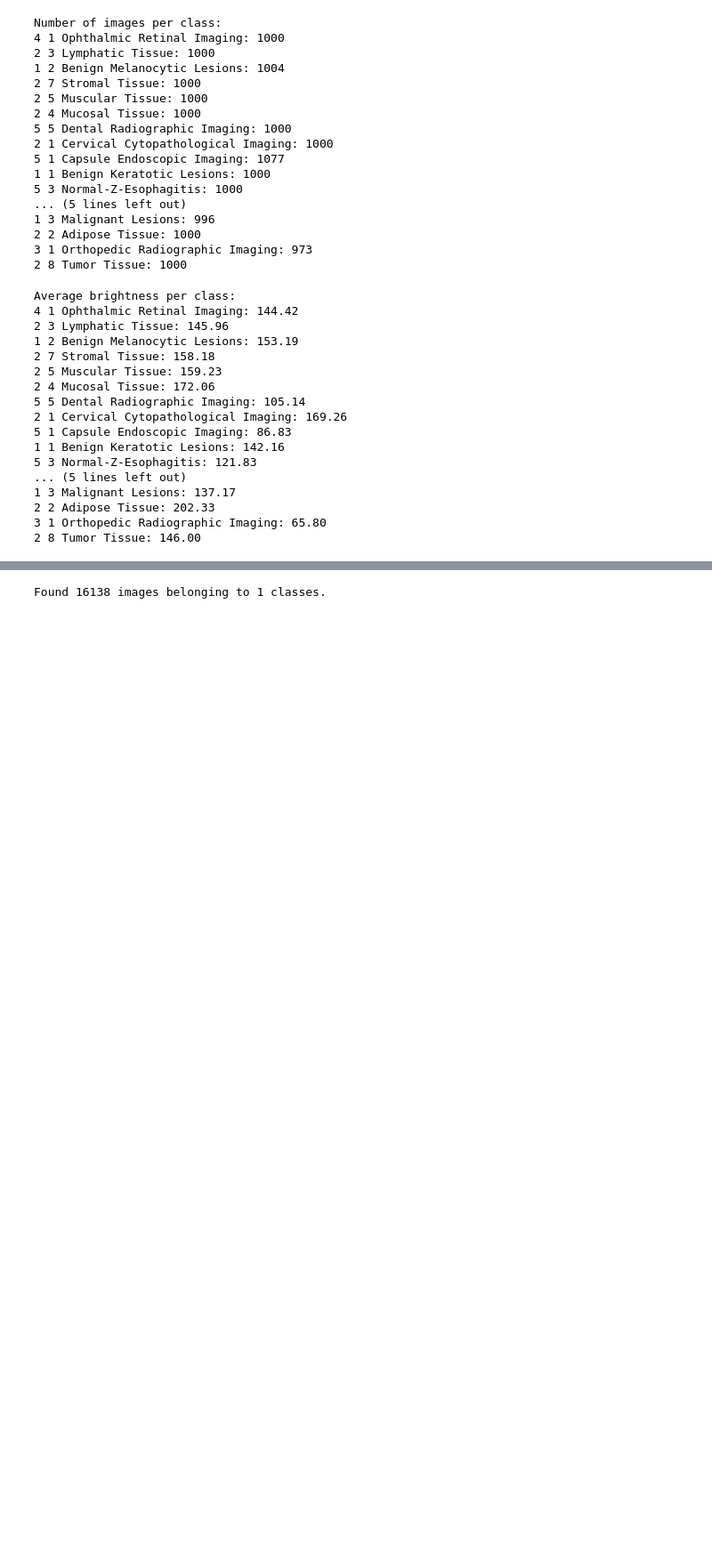
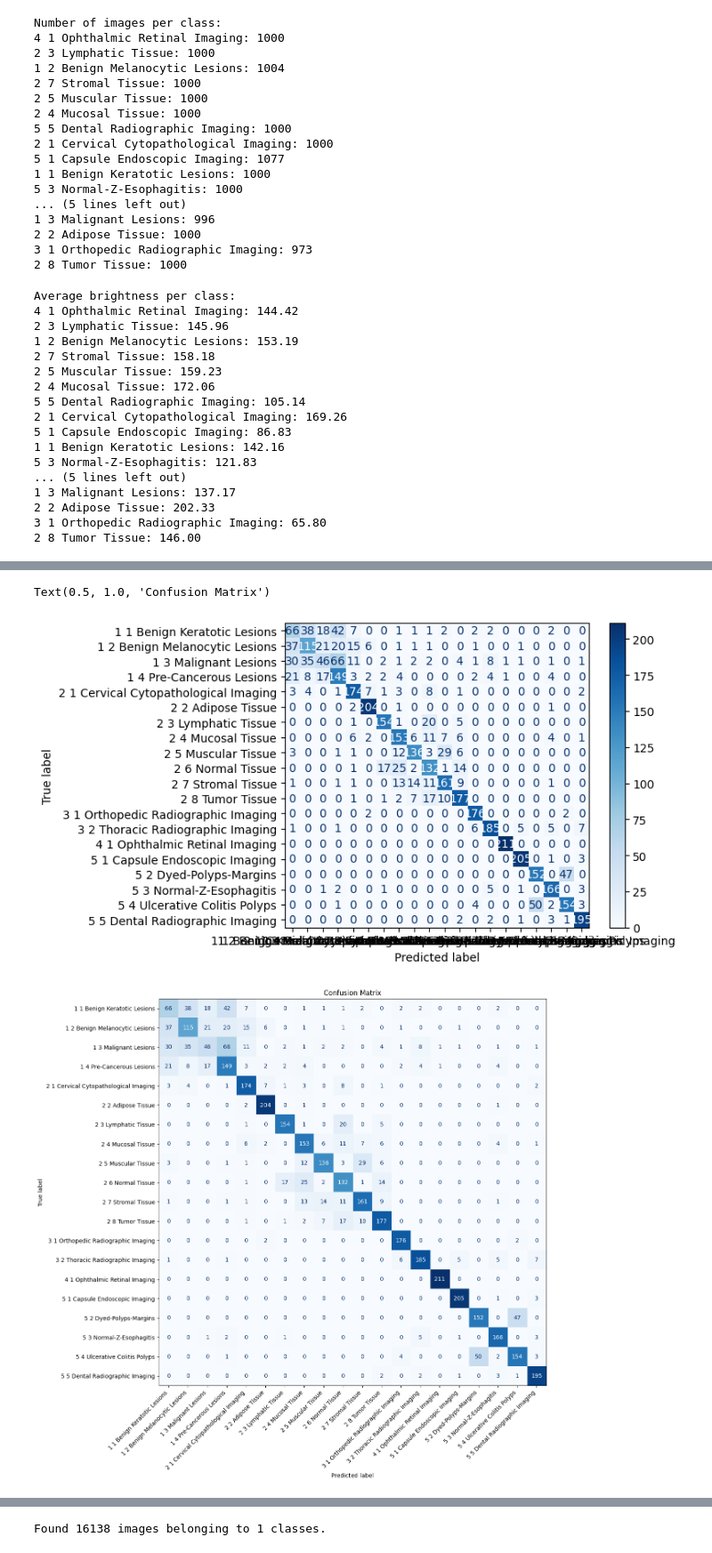
Before and after one commit to u17171301/MIT805-Part-A, a Jupyter notebook: notebook45fbed5746.ipynb, the cells around one changed output, grey strips where cells are left out. Shown at 89% size. Cells and saved outputs as stored; diff of their text form; code cells hidden in the pictures; blank space fills up the shorter version.

```diff
--- a/notebook45fbed5746.ipynb
+++ b/notebook45fbed5746.ipynb
@@ -133,3 +136,20 @@ for class_name, filepath in image_files:
     labels.append(class_name)
 
 features = np.array(features)
+# %%
+#Encode labels into numbers
+from sklearn.preprocessing import LabelEncoder
+le = LabelEncoder()
+labels_encoded = le.fit_transform(labels)
+# %%
+from sklearn.model_selection import train_test_split
+from sklearn.ensemble import RandomForestClassifier
+from sklearn.metrics import classification_report
+
+X_train, X_test, y_train, y_test = train_test_split(features, labels_encoded, test_size=0.2, random_state=42)
+
+clf = RandomForestClassifier(n_estimators=100, random_state=42)
+clf.fit(X_train, y_train)
+y_pred = clf.predict(X_test)
+
+print(classification_report(y_test, y_pred, target_names=le.classes_))
@@ -136,3 +174,21 @@ features = np.array(features)
+# %%
+import matplotlib.pyplot as plt
+from sklearn.metrics import confusion_matrix, ConfusionMatrixDisplay
+
+cm = confusion_matrix(y_test, y_pred)
+disp = ConfusionMatrixDisplay(confusion_matrix=cm, display_labels=le.classes_)
+disp.plot(cmap=plt.cm.Blues)
+fig, ax = plt.subplots(figsize=(20, 12))  # adjust as needed
+disp = ConfusionMatrixDisplay(confusion_matrix=cm, display_labels=le.classes_)
+disp.plot(cmap=plt.cm.Blues, ax=ax, colorbar=False)
+plt.xticks(rotation=45, ha='right')
+plt.tight_layout()
+plt.title("Confusion Matrix")
+#plt.show()
+# %% [output]
+Text(0.5, 1.0, 'Confusion Matrix')
+[figure, added]
+[figure, added]
 # %%
 from sklearn.preprocessing import StandardScaler
 
```
Also changed, not shown: parts of 21 cells of this notebook.
